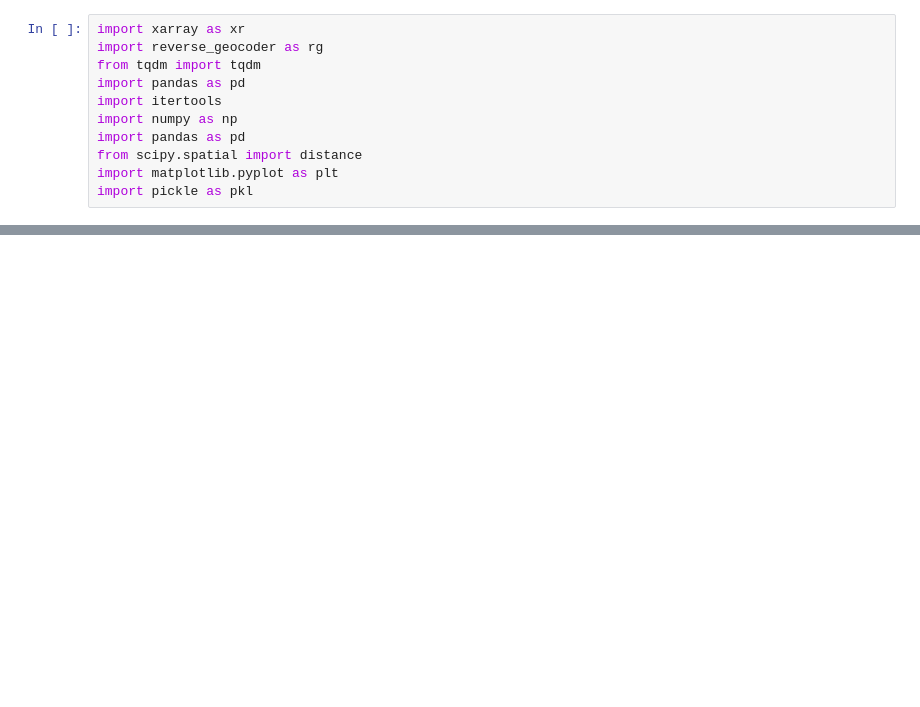
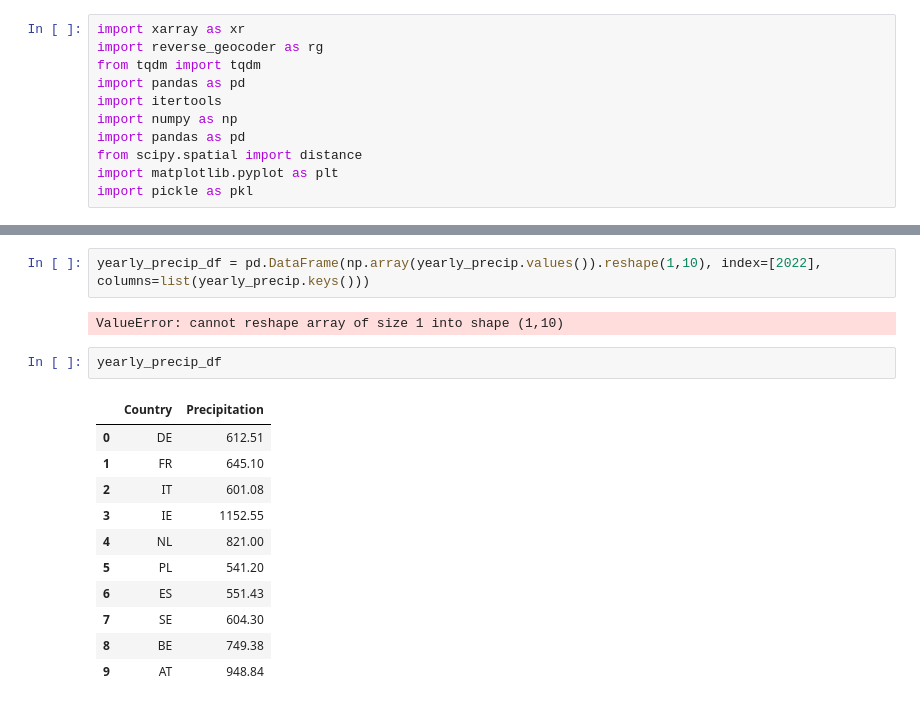
Before and after one commit to jonasschiller/IntensityLib, a Jupyter notebook: Rainfall.ipynb, the cells around one changed output, grey strips where cells are left out. Cells and saved outputs as stored; diff of their text form; blank space fills up the shorter version.

```diff
--- a/Rainfall.ipynb
+++ b/Rainfall.ipynb
@@ -48,0 +66,18 @@ with open('country_dict.pkl', 'wb') as f:
+# %%
+yearly_precip_df = pd.DataFrame(np.array(yearly_precip.values()).reshape(1,10), index=[2022], columns=list(yearly_precip.keys()))
+# %% [output]
+ValueError: cannot reshape array of size 1 into shape (1,10)
+# %%
+yearly_precip_df
+# %% [output]
+|  | Country | Precipitation |
+| 0 | DE | 612.51 |
+| 1 | FR | 645.10 |
+| 2 | IT | 601.08 |
+| 3 | IE | 1152.55 |
+| 4 | NL | 821.00 |
+| 5 | PL | 541.20 |
+| 6 | ES | 551.43 |
+| 7 | SE | 604.30 |
+| 8 | BE | 749.38 |
+| 9 | AT | 948.84 |
```
Also changed, not shown: parts of 11 cells of this notebook, 2 other files.
